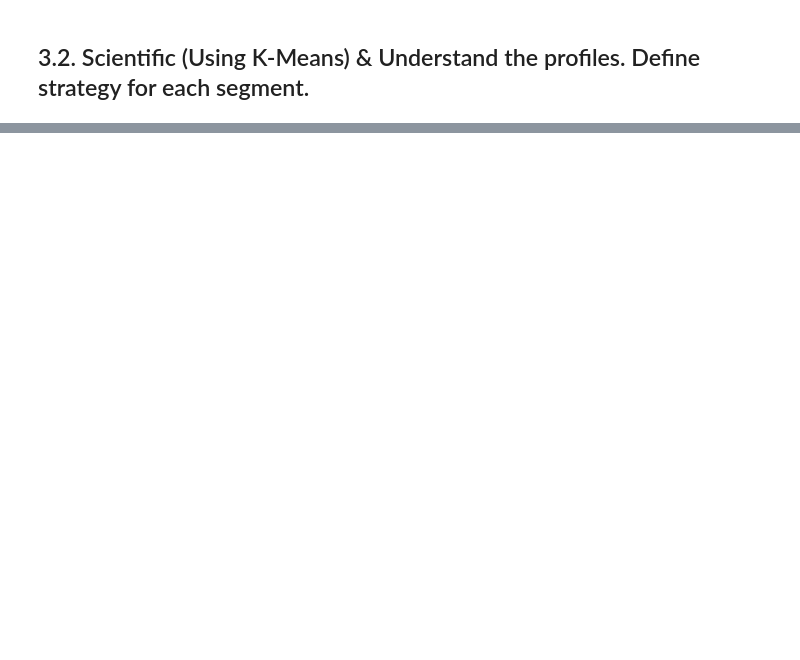
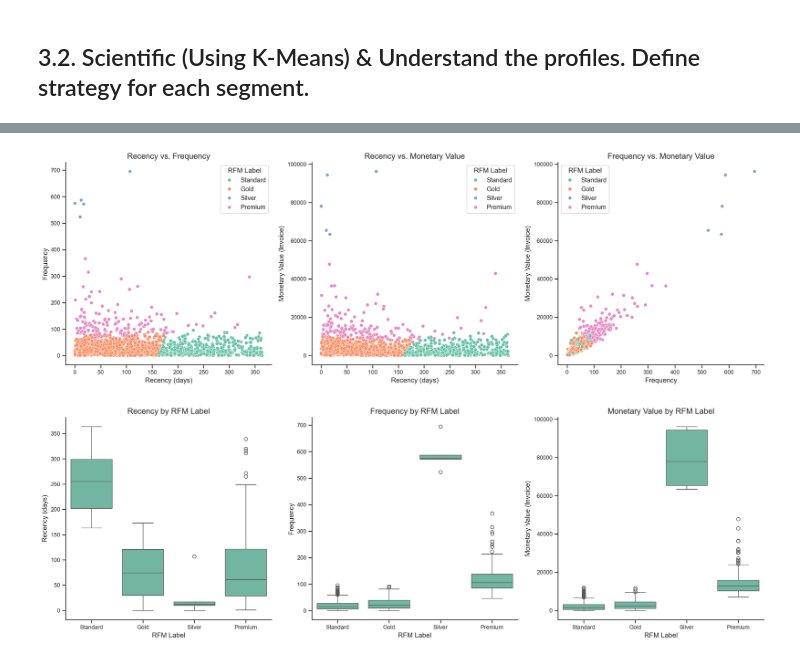
Before and after one commit to mateusengq/MKT-INSIGHTS-ECOMMERCE, a Jupyter notebook: Business_Questions_Group3.ipynb, the cells around one changed output, grey strips where cells are left out. Saved outputs shown, nothing was run; the diff lists cells and outputs as text; code cells hidden in the pictures; blank space fills up the shorter version.

```diff
--- a/Business_Questions_Group3.ipynb
+++ b/Business_Questions_Group3.ipynb
@@ -283,0 +354,23 @@ ImportError: cannot import name 'plot_rfm_clusters' from 'func_utils' (d:\OneDri
+# %%
+# Plot the Groups
+
+## I plotted the data before and defined the labels for each group considerinf the names: Premium, Gold, Silver and Standart
+# Mapping dictionary
+rfm_mapping = {
+    0: 'Standard',
+    1: 'Gold',
+    2: 'Silver',
+    3: 'Premium'
+}
+
+# Convert the data to categorical data
+data_rfm_tmp['CLUSTER'] = data_rfm_tmp['CLUSTER'].astype('category')
+
+# Relabel
+data_rfm_tmp['CLUSTER_rename'] = data_rfm_tmp['CLUSTER'].map(rfm_mapping)
+
+# Plot
+plot_rfm_clusters(data_rfm_tmp, 'recency_days', 'frequency', 'Invoice', 'CLUSTER_rename')
+# %% [output]
+[figure, added]
+[figure, added]
```
Also changed, not shown: parts of 32 cells of this notebook, 2 other files.
